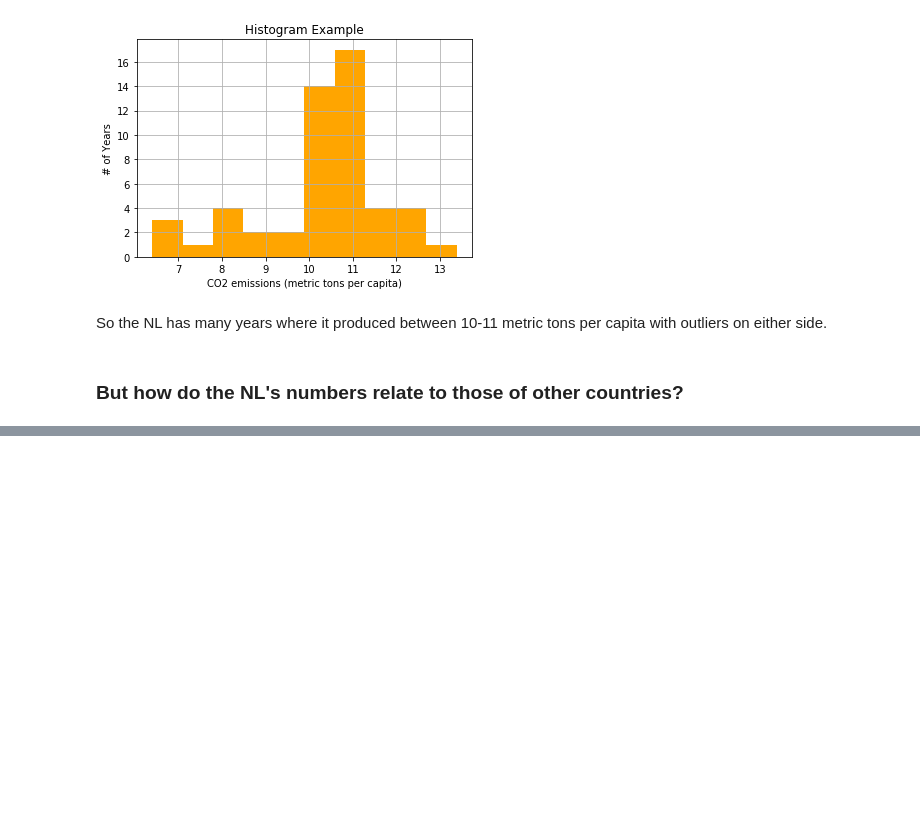
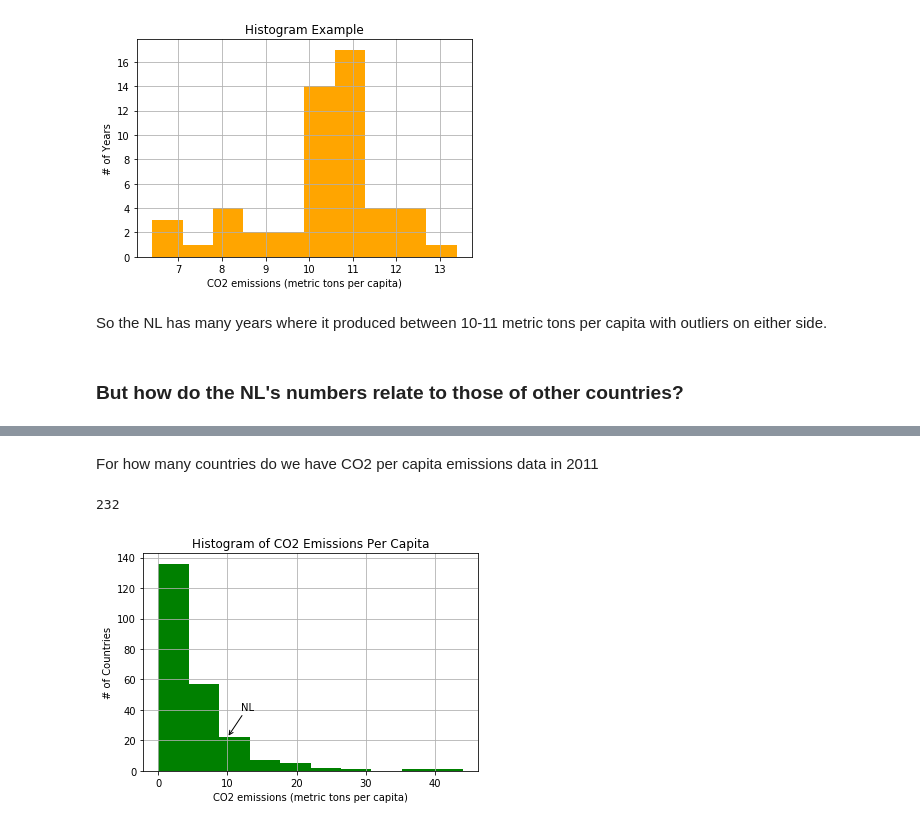
Before and after one commit to Csanad98/Data-Science-with-Python, a Jupyter notebook: UCSanDiegoX DSE200x/Week5-Visualization/05a_Matplotlib_tutorial1.ipynb, the cells around one changed output, grey strips where cells are left out. Drawn from its saved outputs; the diff is of its cells as text; code cells hidden in the pictures; blank space fills up the shorter version.

Commit message:
histogram with subplot added for NL CO2 analysis

```diff
--- a/UCSanDiegoX DSE200x/Week5-Visualization/05a_Matplotlib_tutorial1.ipynb
+++ b/UCSanDiegoX DSE200x/Week5-Visualization/05a_Matplotlib_tutorial1.ipynb
@@ -141,3 +141,19 @@ plt.show()
 So the NL has many years where it produced between 10-11 metric tons per capita with outliers on either side.
 # %% [markdown]
 ### But how do the NL's numbers relate to those of other countries?
+# %%
+# select CO2 emissions for all countries in 2011
+hist_indicator = 'CO2 emissions \(metric'
+hist_year = 2011
+
+#get value for NL to be able position subplot with arrow accordingly later on the histogram
+#hist_NL = 'NLD'
+
+mask1 = data['IndicatorName'].str.contains(hist_indicator)
+mask2 = data['Year'].isin([hist_year])
+#mask3  =data['CountryCode'].str.contains(hist_NL)
+
+# apply our mask
+#co2_2011 = data[mask1 & mask2 & mask3]
+co2_2011 = data[mask1 & mask2]
+co2_2011.head()
@@ -143,0 +167,31 @@ So the NL has many years where it produced between 10-11 metric tons per capita
+# %% [markdown]
+For how many countries do we have CO2 per capita emissions data in 2011
+# %%
+print(len(co2_2011))
+# %% [output]
+232
+# %%
+# let's plot a histogram of the emmissions per capita by country
+
+# subplots returns a touple with the figure, axis attributes.
+fig, ax = plt.subplots()
+
+ax.annotate("NL",
+            xy=(10, 22), xycoords='data',
+            xytext=(12, 40), textcoords='data',
+            arrowprops=dict(arrowstyle="->",
+                            connectionstyle="arc3"),
+            )
+
+plt.hist(co2_2011['Value'], 10, density=False, facecolor='green')
+
+plt.xlabel(stage['IndicatorName'].iloc[0])
+plt.ylabel('# of Countries')
+plt.title('Histogram of CO2 Emissions Per Capita')
+
+#plt.axis([10, 22, 0, 14])
+plt.grid(True)
+
+plt.show()
+# %% [output]
+[figure, added]
```
Also changed, not shown: parts of 1 cell of this notebook.
